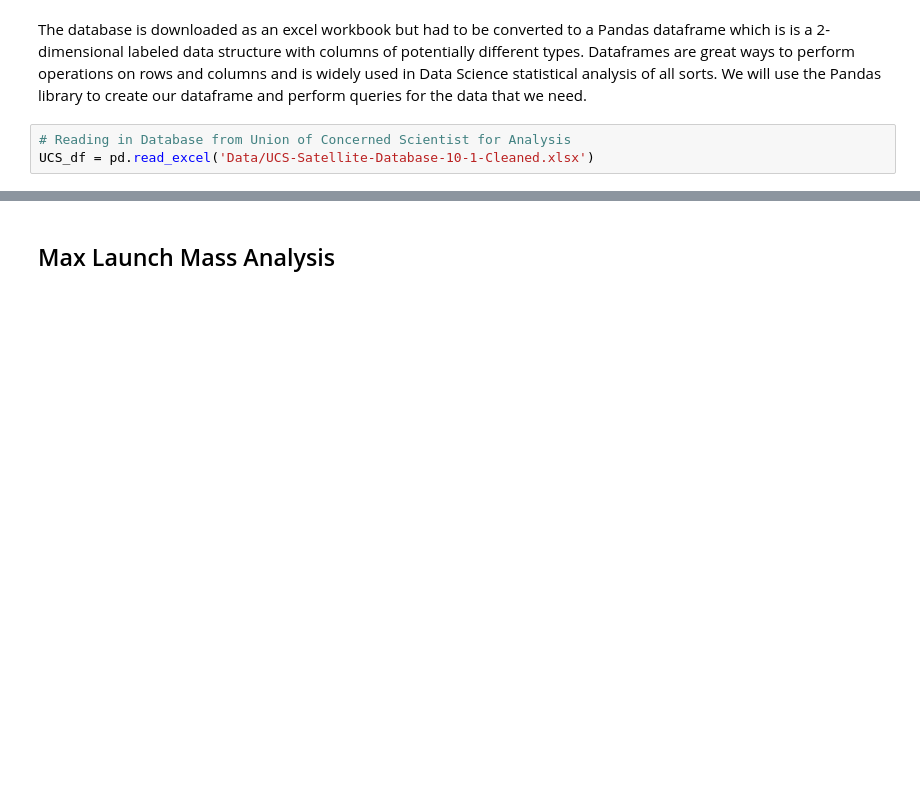
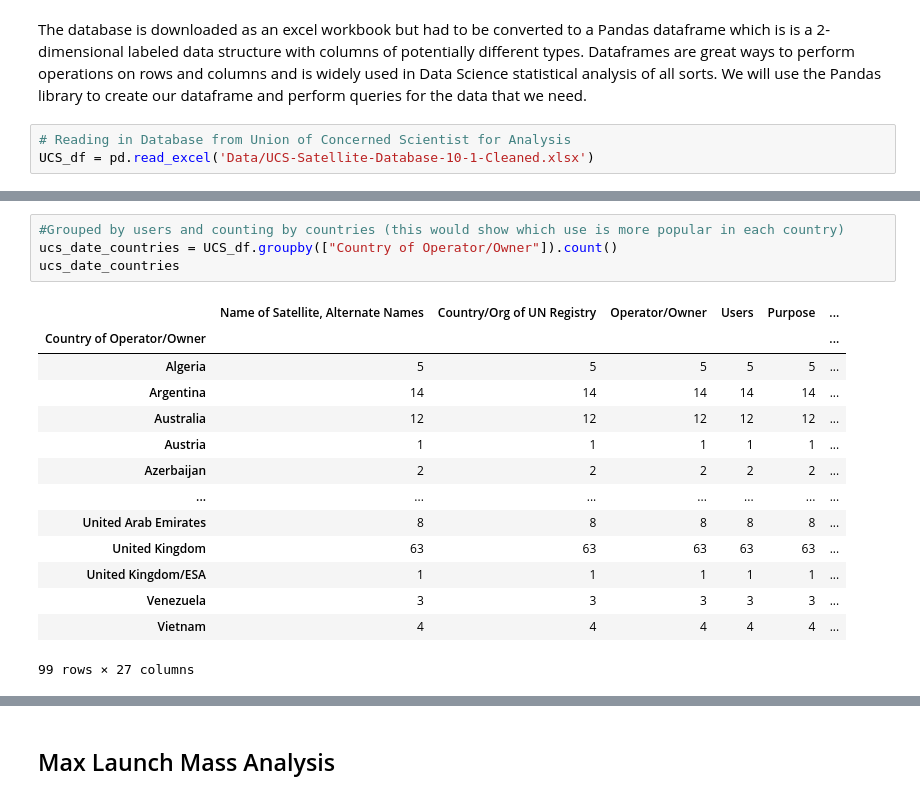
Before and after one commit to GateraGael/Data-Science-Life-Cycle-Global-Rocket-Launch-Study, a Jupyter notebook: Aerospace_Launch_Business_Data_Analysis.ipynb, the cells around one changed output, grey strips where cells are left out. Cells and saved outputs as stored; diff of their text form; blank space fills up the shorter version.

```diff
--- a/Aerospace_Launch_Business_Data_Analysis.ipynb
+++ b/Aerospace_Launch_Business_Data_Analysis.ipynb
@@ -224,3 +406,22 @@ UCS_df.head()
 | 2 | AAUSat-4 | Denmark | Denmark | University of Aalborg | Civil | Earth Observation | ... |
 | 3 | ABS-2 (Koreasat-8, ST-3) | NR | Multinational | Asia Broadcast Satellite Ltd. | Commercial | Communications | ... |
 | 4 | ABS-2A | NR | Multinational | Asia Broadcast Satellite Ltd. | Commercial | Communications | ... |
+# %%
+#Grouped by users and counting by countries (this would show which use is more popular in each country)
+ucs_date_countries = UCS_df.groupby(["Country of Operator/Owner"]).count()
+ucs_date_countries
+# %% [output]
+|  | Name of Satellite, Alternate Names | Country/Org of UN Registry | Operator/Owner | Users | Purpose | ... |
+| Country of Operator/Owner |  |  |  |  |  | ... |
+| Algeria | 5 | 5 | 5 | 5 | 5 | ... |
+| Argentina | 14 | 14 | 14 | 14 | 14 | ... |
+| Australia | 12 | 12 | 12 | 12 | 12 | ... |
+| Austria | 1 | 1 | 1 | 1 | 1 | ... |
+| Azerbaijan | 2 | 2 | 2 | 2 | 2 | ... |
+| ... | ... | ... | ... | ... | ... | ... |
+| United Arab Emirates | 8 | 8 | 8 | 8 | 8 | ... |
+| United Kingdom | 63 | 63 | 63 | 63 | 63 | ... |
+| United Kingdom/ESA | 1 | 1 | 1 | 1 | 1 | ... |
+| Venezuela | 3 | 3 | 3 | 3 | 3 | ... |
+| Vietnam | 4 | 4 | 4 | 4 | 4 | ... |
+99 rows × 27 columns
```
Also changed, not shown: parts of 52 cells of this notebook.
